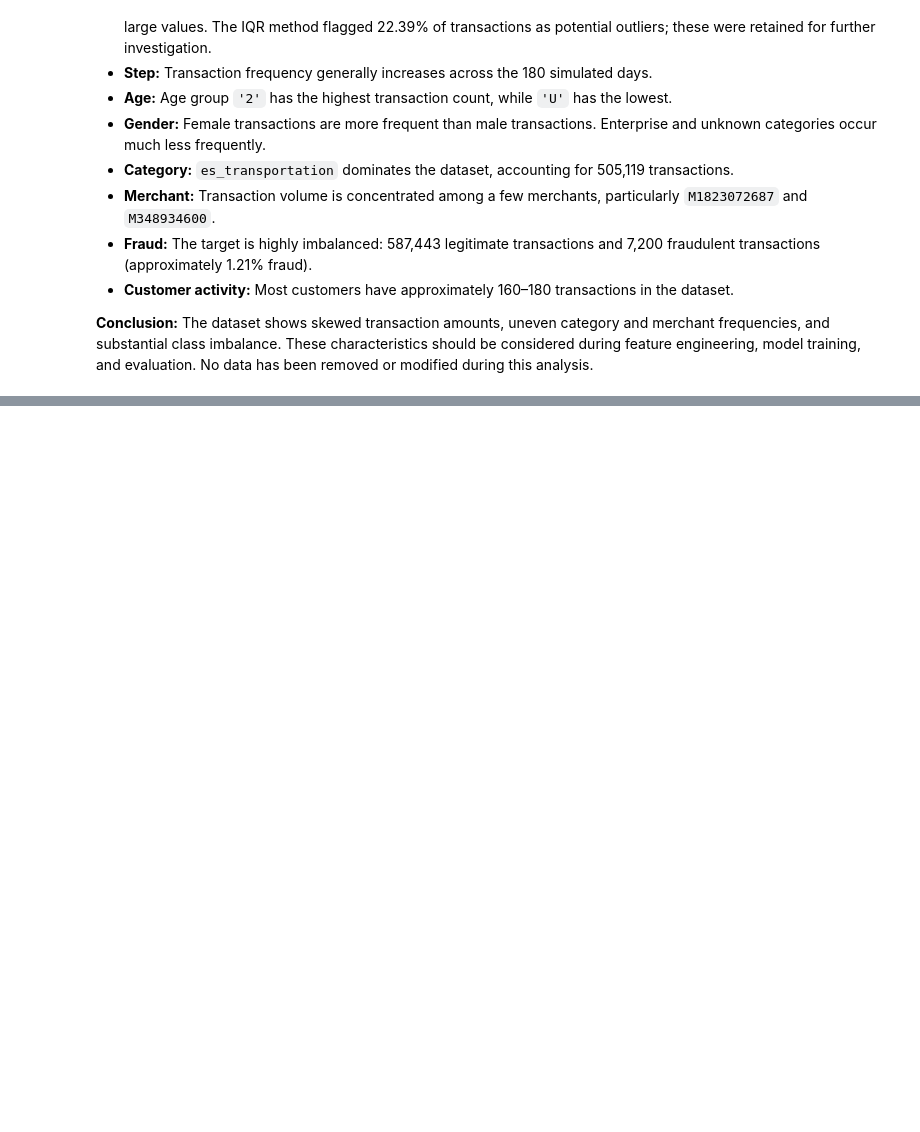
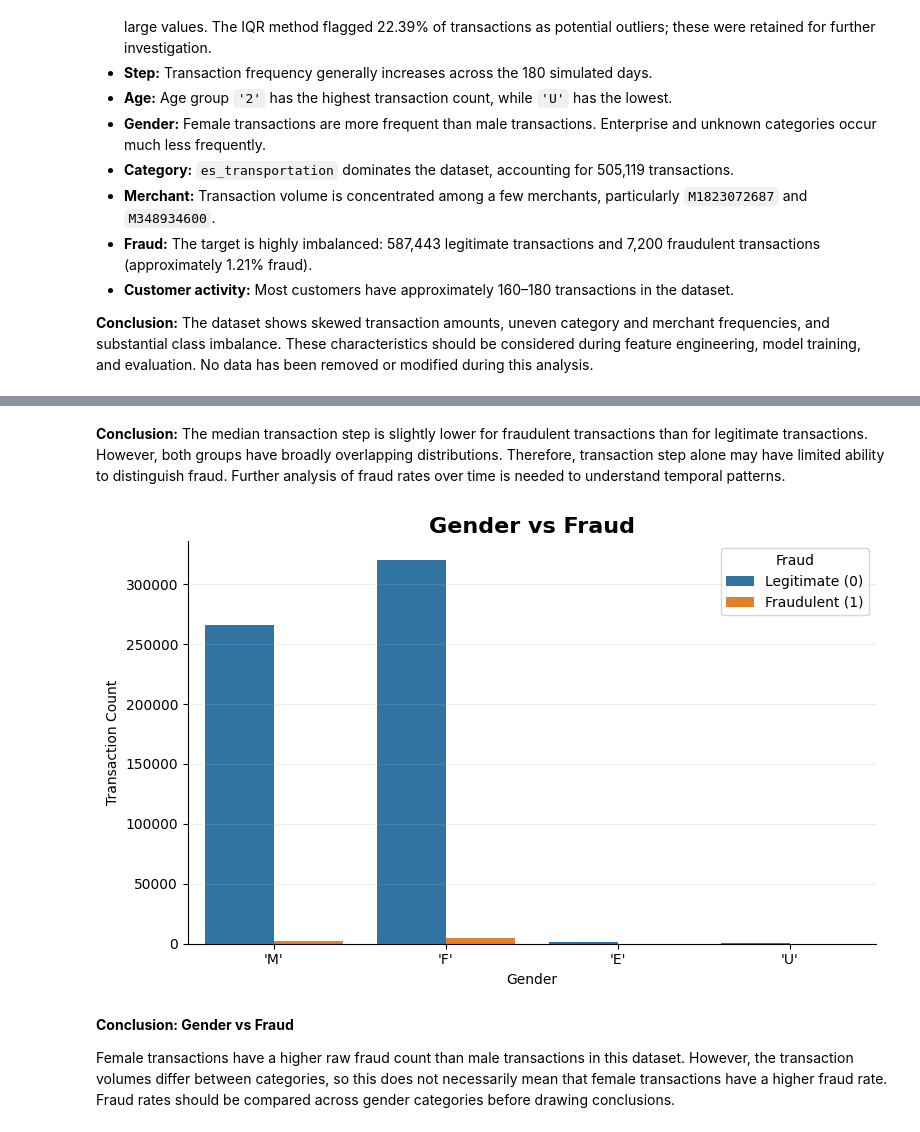
Before and after one commit to Ashwini8686/financial-transaction-fraud-detection, a Jupyter notebook: Notebook/Fraud_detection.ipynb, the cells around one changed output, grey strips where cells are left out. Cells and saved outputs as stored; diff of their text form; code cells hidden in the pictures; blank space fills up the shorter version.

Commit message:
Performed BIVARIATE ANALYSIS

```diff
--- a/Notebook/Fraud_detection.ipynb
+++ b/Notebook/Fraud_detection.ipynb
@@ -647,0 +753,29 @@ A small number of customers have substantially fewer or more transactions than t
+# %% [markdown]
+**Conclusion:** The median transaction step is slightly lower for fraudulent transactions than for legitimate transactions. However, both groups have broadly overlapping distributions. Therefore, transaction step alone may have limited ability to distinguish fraud. Further analysis of fraud rates over time is needed to understand temporal patterns.
+# %%
+plt.figure(figsize=(8, 5))
+
+sns.countplot(
+    data=df,
+    x='gender',
+    hue='fraud'
+)
+
+plt.title("Gender vs Fraud",
+          fontsize=16, fontweight="bold")
+plt.xlabel("Gender")
+plt.ylabel("Transaction Count")
+plt.legend(
+    title="Fraud",
+    labels=["Legitimate (0)", "Fraudulent (1)"]
+)
+plt.grid(axis='y', alpha=0.2)
+sns.despine()
+plt.tight_layout()
+plt.show()
+# %% [output]
+[figure, added]
+# %% [markdown]
+**Conclusion: Gender vs Fraud**
+
+Female transactions have a higher raw fraud count than male transactions in this dataset. However, the transaction volumes differ between categories, so this does not necessarily mean that female transactions have a higher fraud rate. Fraud rates should be compared across gender categories before drawing conclusions.
```
Also changed, not shown: parts of 26 cells of this notebook.
